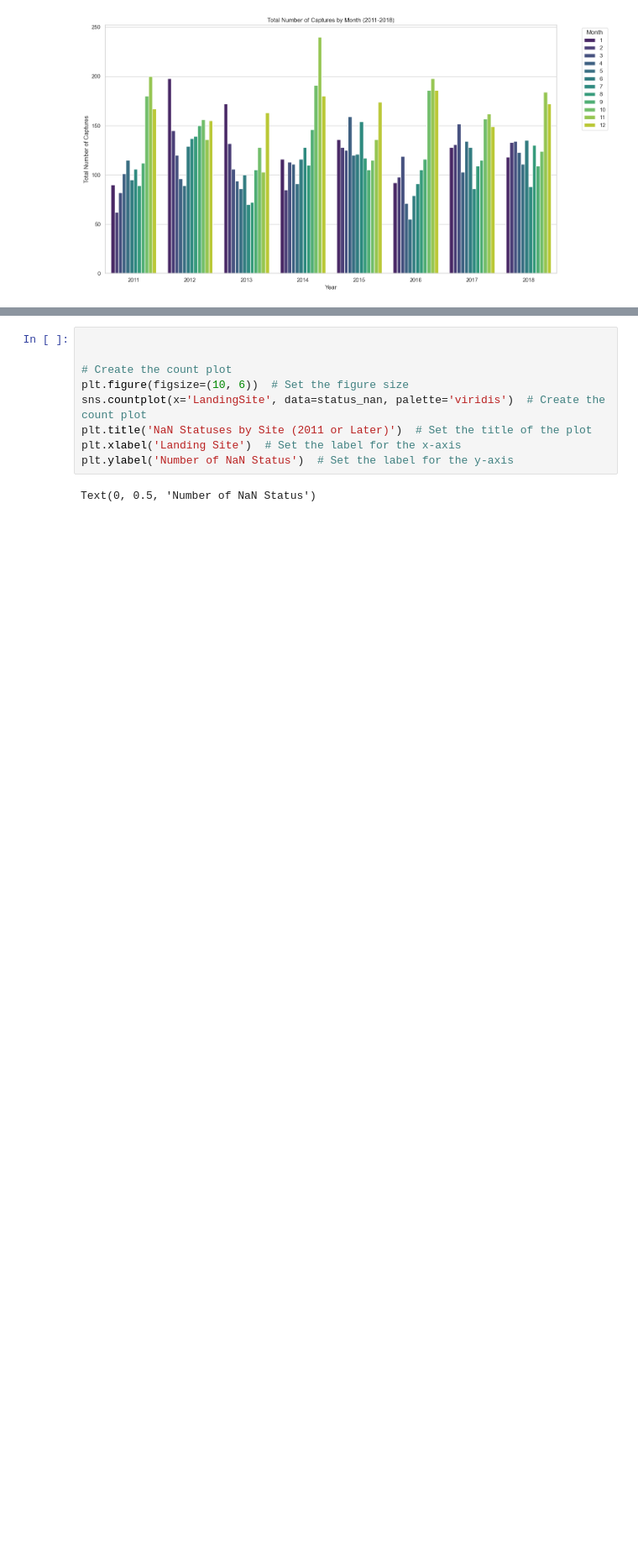
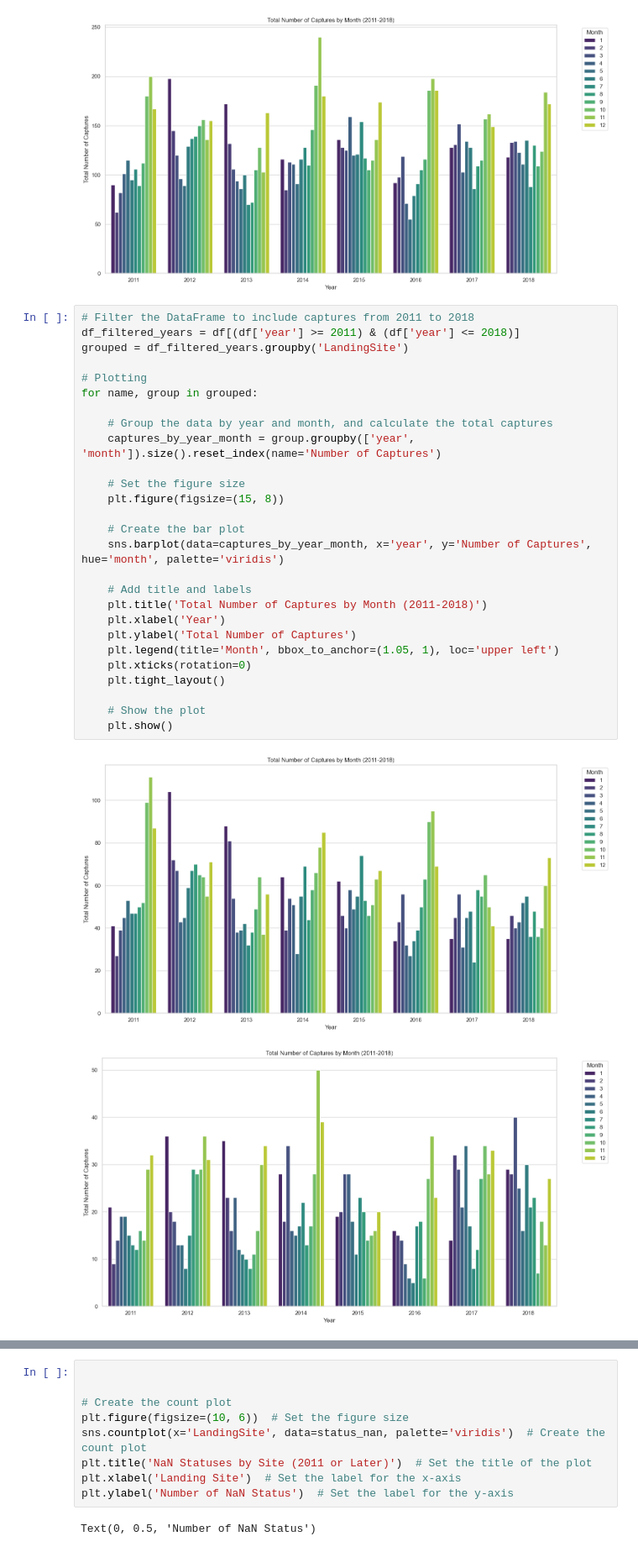
Before and after one commit to tinamangum/turtles, a Jupyter notebook: turtle_eda_di.ipynb, the cells around one changed output, grey strips where cells are left out. Shown at 84% size. Drawn from its saved outputs; the diff is of its cells as text; blank space fills up the shorter version.

```diff
--- a/turtle_eda_di.ipynb
+++ b/turtle_eda_di.ipynb
@@ -1072,3 +1072,33 @@ plt.tight_layout()
 plt.show()
 # %% [output]
 [figure]
+# %%
+# Filter the DataFrame to include captures from 2011 to 2018
+df_filtered_years = df[(df['year'] >= 2011) & (df['year'] <= 2018)]
+grouped = df_filtered_years.groupby('LandingSite')
+
+# Plotting
+for name, group in grouped:
+
+    # Group the data by year and month, and calculate the total captures
+    captures_by_year_month = group.groupby(['year', 'month']).size().reset_index(name='Number of Captures')
+
+    # Set the figure size
+    plt.figure(figsize=(15, 8))
+
+    # Create the bar plot
+    sns.barplot(data=captures_by_year_month, x='year', y='Number of Captures', hue='month', palette='viridis')
+
+    # Add title and labels
+    plt.title('Total Number of Captures by Month (2011-2018)')
+    plt.xlabel('Year')
+    plt.ylabel('Total Number of Captures')
+    plt.legend(title='Month', bbox_to_anchor=(1.05, 1), loc='upper left')
+    plt.xticks(rotation=0)
+    plt.tight_layout()
+
+    # Show the plot
+    plt.show()
+# %% [output]
+[figure, added]
+[figure, added]
```
Also changed, not shown: parts of 29 cells of this notebook.
